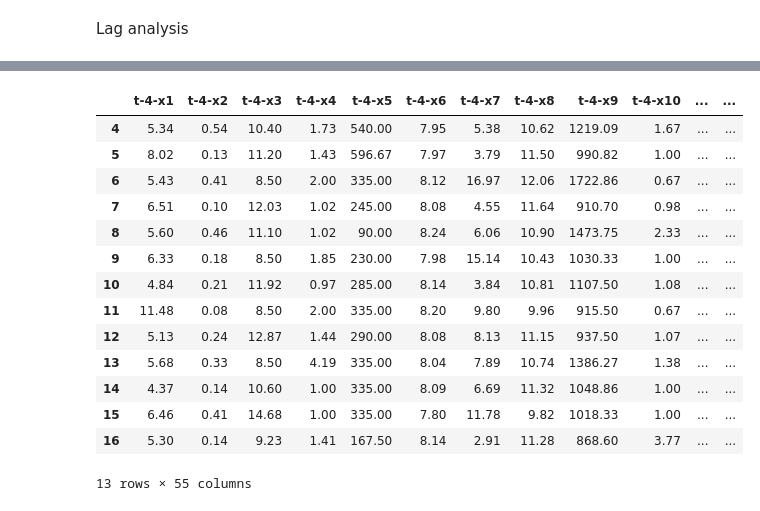
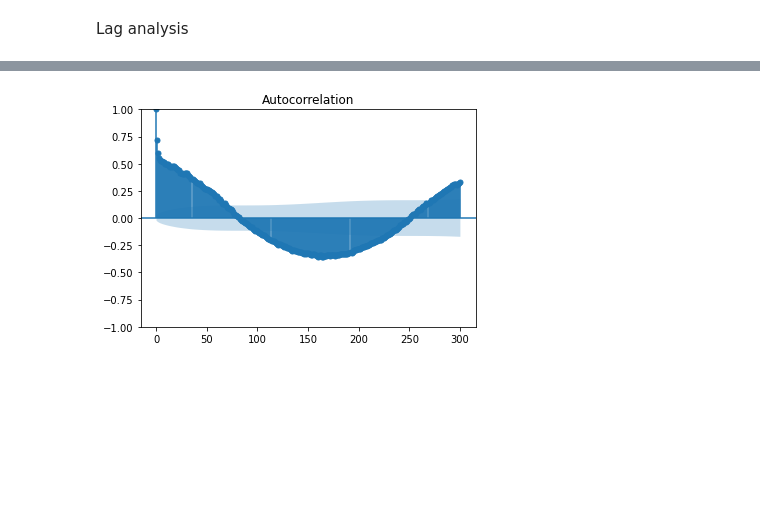
Before and after one commit to mikecitt/pollution-forecast-ai, a Jupyter notebook: air_quality/timeseries_lag_analysis.ipynb, the cells around one changed output, grey strips where cells are left out. Saved outputs shown, nothing was run; the diff lists cells and outputs as text; code cells hidden in the pictures; blank space fills up the shorter version.

```diff
--- a/air_quality/timeseries_lag_analysis.ipynb
+++ b/air_quality/timeseries_lag_analysis.ipynb
@@ -106,31 +38,5 @@ pyplot.show()
-# %%
-STEP = 4
-values = DataFrame(df.values)
-dataframe = DataFrame()
-dataframe = pd.concat([values.shift(i) for i in range(STEP, -1, -1)], axis=1)
-columns = []
-for i in range(STEP, -1, -1):
-    t = f"t-{i}" if i != 0 else "t"
-    columns.extend([f"{t}-x{j}" for j in range(1, len(df.columns) + 1)])
-
-columns = columns[:-1] + ["y"]
-dataframe.columns = columns
-dataframe.to_csv('lags_features.csv', index=False)
-dataframe = dataframe.dropna()
-dataframe.head(13)
-# %% [output]
-|  | t-4-x1 | t-4-x2 | t-4-x3 | t-4-x4 | t-4-x5 | t-4-x6 | t-4-x7 | t-4-x8 | t-4-x9 | t-4-x10 | ... | ... |
-| 4 | 5.34 | 0.54 | 10.40 | 1.73 | 540.00 | 7.95 | 5.38 | 10.62 | 1219.09 | 1.67 | ... | ... |
-| 5 | 8.02 | 0.13 | 11.20 | 1.43 | 596.67 | 7.97 | 3.79 | 11.50 | 990.82 | 1.00 | ... | ... |
-| 6 | 5.43 | 0.41 | 8.50 | 2.00 | 335.00 | 8.12 | 16.97 | 12.06 | 1722.86 | 0.67 | ... | ... |
-| 7 | 6.51 | 0.10 | 12.03 | 1.02 | 245.00 | 8.08 | 4.55 | 11.64 | 910.70 | 0.98 | ... | ... |
-| 8 | 5.60 | 0.46 | 11.10 | 1.02 | 90.00 | 8.24 | 6.06 | 10.90 | 1473.75 | 2.33 | ... | ... |
-| 9 | 6.33 | 0.18 | 8.50 | 1.85 | 230.00 | 7.98 | 15.14 | 10.43 | 1030.33 | 1.00 | ... | ... |
-| 10 | 4.84 | 0.21 | 11.92 | 0.97 | 285.00 | 8.14 | 3.84 | 10.81 | 1107.50 | 1.08 | ... | ... |
-| 11 | 11.48 | 0.08 | 8.50 | 2.00 | 335.00 | 8.20 | 9.80 | 9.96 | 915.50 | 0.67 | ... | ... |
-| 12 | 5.13 | 0.24 | 12.87 | 1.44 | 290.00 | 8.08 | 8.13 | 11.15 | 937.50 | 1.07 | ... | ... |
-| 13 | 5.68 | 0.33 | 8.50 | 4.19 | 335.00 | 8.04 | 7.89 | 10.74 | 1386.27 | 1.38 | ... | ... |
-| 14 | 4.37 | 0.14 | 10.60 | 1.00 | 335.00 | 8.09 | 6.69 | 11.32 | 1048.86 | 1.00 | ... | ... |
-| 15 | 6.46 | 0.41 | 14.68 | 1.00 | 335.00 | 7.80 | 11.78 | 9.82 | 1018.33 | 1.00 | ... | ... |
-| 16 | 5.30 | 0.14 | 9.23 | 1.41 | 167.50 | 8.14 | 2.91 | 11.28 | 868.60 | 3.77 | ... | ... |
-13 rows × 55 columns
+# %%
+plot_acf(df['aqi'], lags=300)
+pyplot.show()
+# %% [output]
+[figure, added]
```
Also changed, not shown: parts of 15 cells of this notebook, 1 other file.
